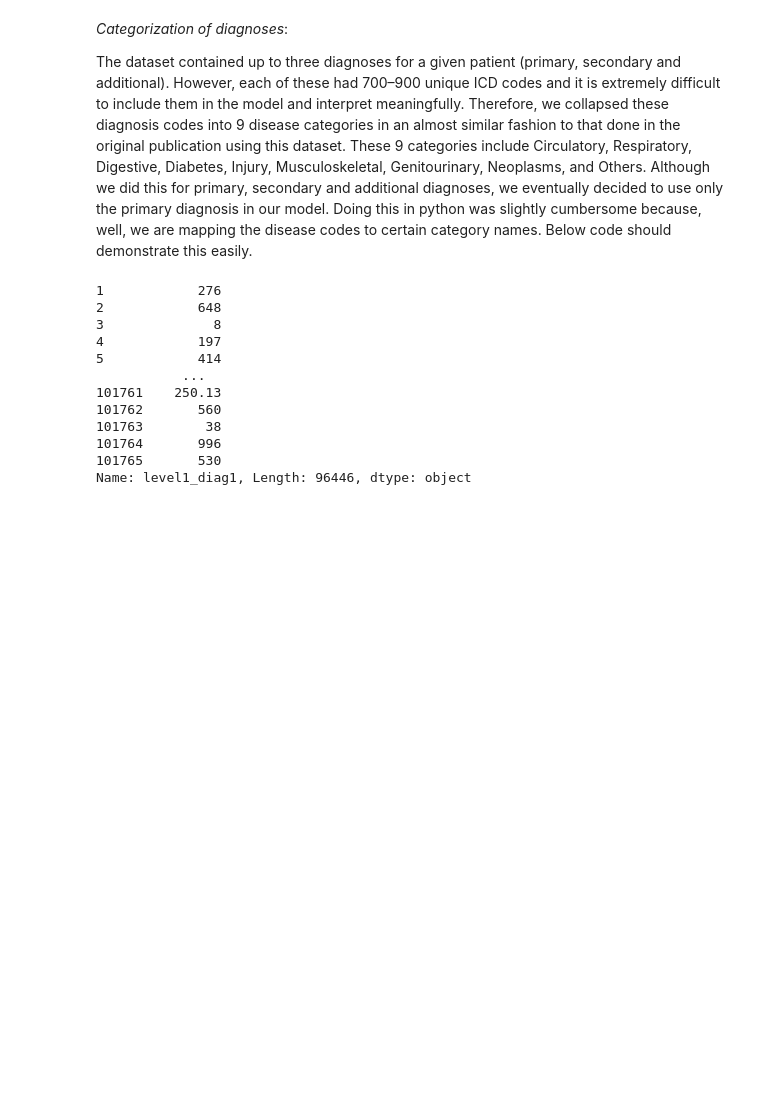
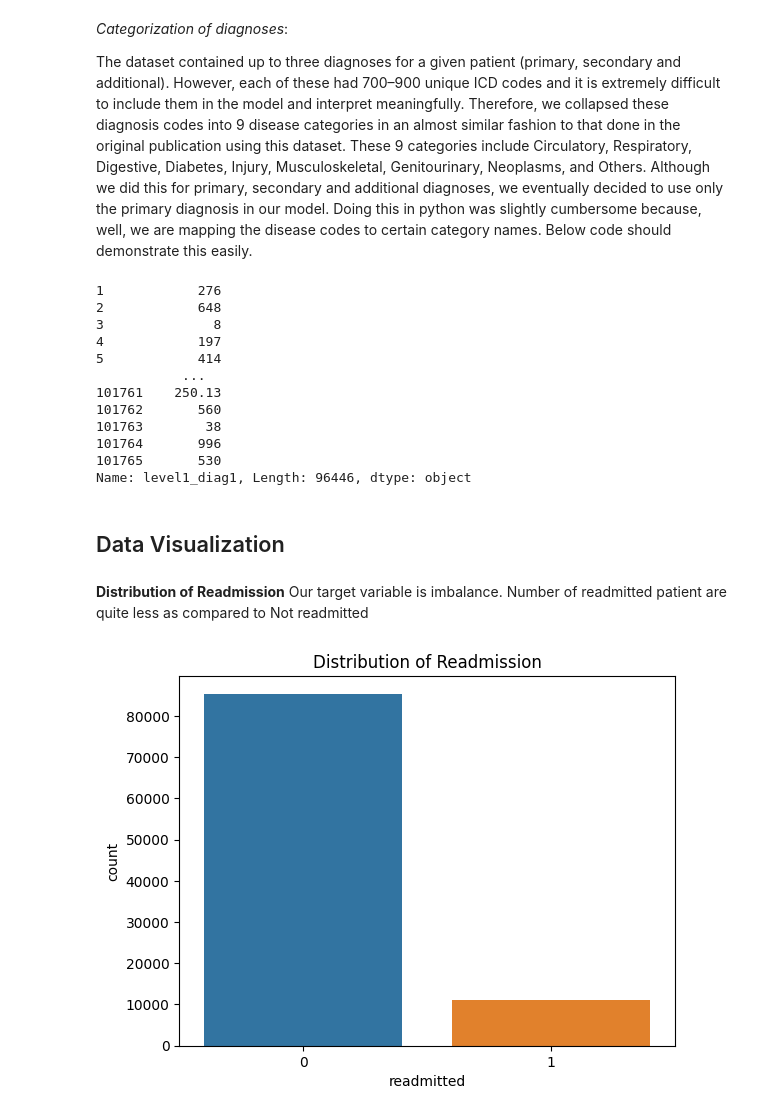
Before and after one commit to Jihyun-Eun/Python-ML-Bio, a Jupyter notebook: Predicting_Hospital_Readmission_with_Diabetes_Dataset.ipynb, the cells around one changed output. Saved outputs shown, nothing was run; the diff lists cells and outputs as text; code cells hidden in the pictures; blank space fills up the shorter version.

```diff
--- a/Predicting_Hospital_Readmission_with_Diabetes_Dataset.ipynb
+++ b/Predicting_Hospital_Readmission_with_Diabetes_Dataset.ipynb
@@ -411,3 +418,10 @@ df['level1_diag2'] = df['level1_diag2'].replace('?', -1)
 df['level2_diag2'] = df['level2_diag2'].replace('?', -1)
 df['level1_diag3'] = df['level1_diag3'].replace('?', -1)
 df['level2_diag3'] = df['level2_diag3'].replace('?', -1)
+# %%
+df['level1_diag1'] = df['level1_diag1'].astype(float)
+df['level2_diag1'] = df['level2_diag1'].astype(float)
+df['level1_diag2'] = df['level1_diag2'].astype(float)
+df['level2_diag2'] = df['level2_diag2'].astype(float)
+df['level1_diag3'] = df['level1_diag3'].astype(float)
+df['level2_diag3'] = df['level2_diag3'].astype(float)
@@ -413,0 +629,12 @@ df['level2_diag3'] = df['level2_diag3'].replace('?', -1)
+# %% [markdown]
+## Data Visualization
+# %% [markdown]
+**Distribution of Readmission**
+Our target variable is imbalance. Number of readmitted patient are quite less as compared to Not readmitted
+# %%
+# Distribution of Readmission
+sns.countplot(data=df, x='readmitted')
+plt.title('Distribution of Readmission')
+plt.show()
+# %% [output]
+[figure, added]
```
Also changed, not shown: parts of 6 cells of this notebook.
